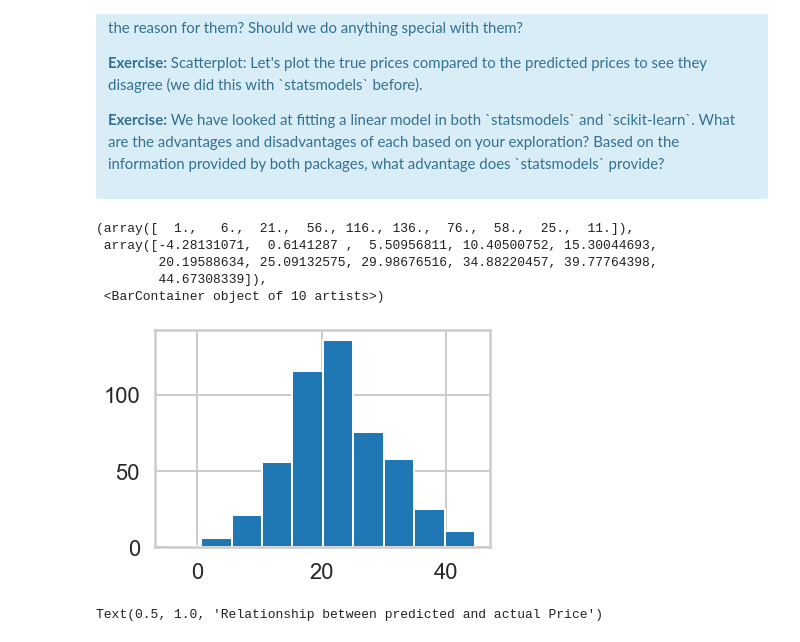
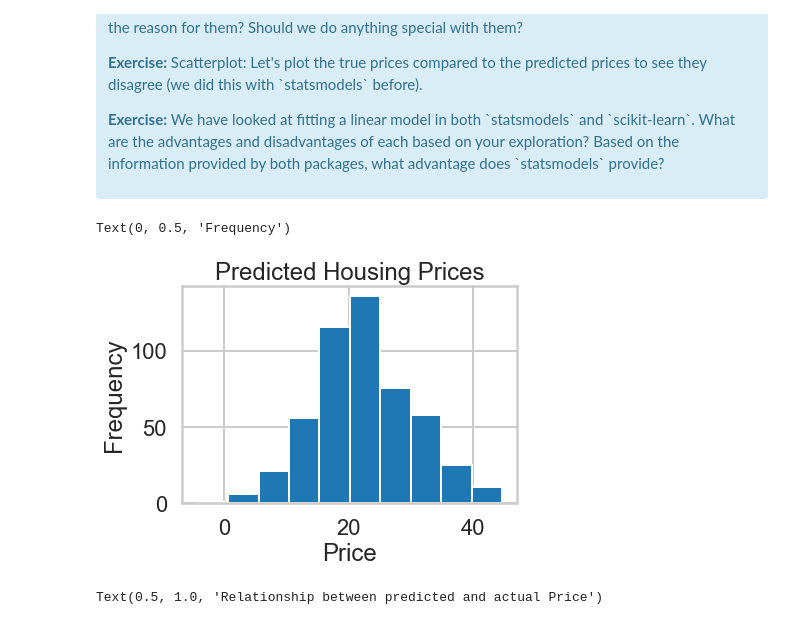
Before and after one commit to linah73/Springboard, a Jupyter notebook: Mini_Project_Linear_Regression.ipynb, the cells around one changed output. Saved outputs shown, nothing was run; the diff lists cells and outputs as text; code cells hidden in the pictures.

```diff
--- a/Mini_Project_Linear_Regression.ipynb
+++ b/Mini_Project_Linear_Regression.ipynb
@@ -585,13 +585,12 @@ array([30.00384338, 25.02556238, 30.56759672, 28.60703649, 27.94352423])
 # %%
 # your turn
 plt.hist(lm.predict(X))
+plt.title('Predicted Housing Prices')
+plt.xlabel('Price')
+plt.ylabel('Frequency')
 # %% [output]
-(array([  1.,   6.,  21.,  56., 116., 136.,  76.,  58.,  25.,  11.]),
- array([-4.28131071,  0.6141287 ,  5.50956811, 10.40500752, 15.30044693,
-        20.19588634, 25.09132575, 29.98676516, 34.88220457, 39.77764398,
-        44.67308339]),
- <BarContainer object of 10 artists>)
+Text(0, 0.5, 'Frequency')
-[figure, old version]
+[figure, new version]
 # %%
 plt.scatter(bos.PRICE, lm.predict(X))
 plt.xlabel("Predicted Price")
```
Also changed, not shown: parts of 29 cells of this notebook.
